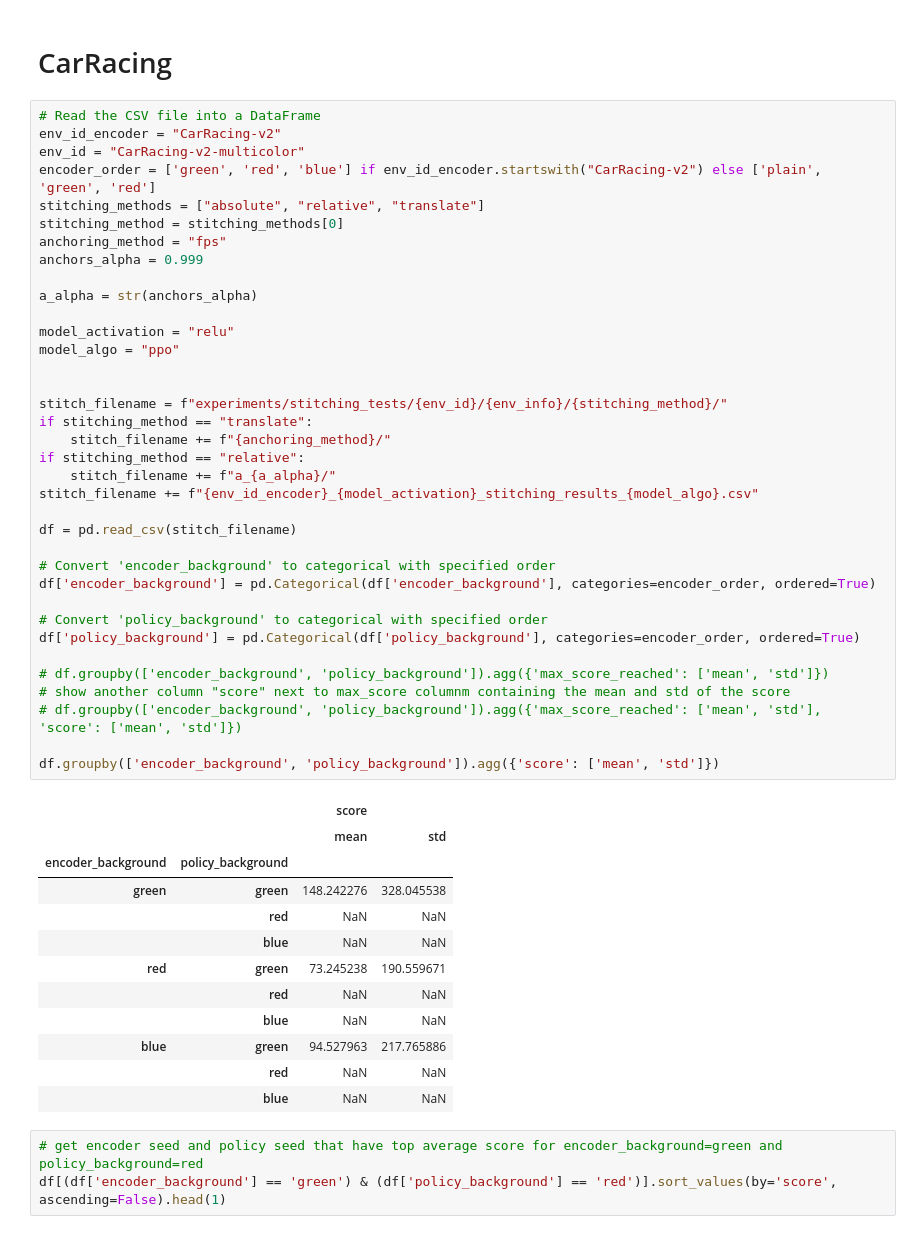
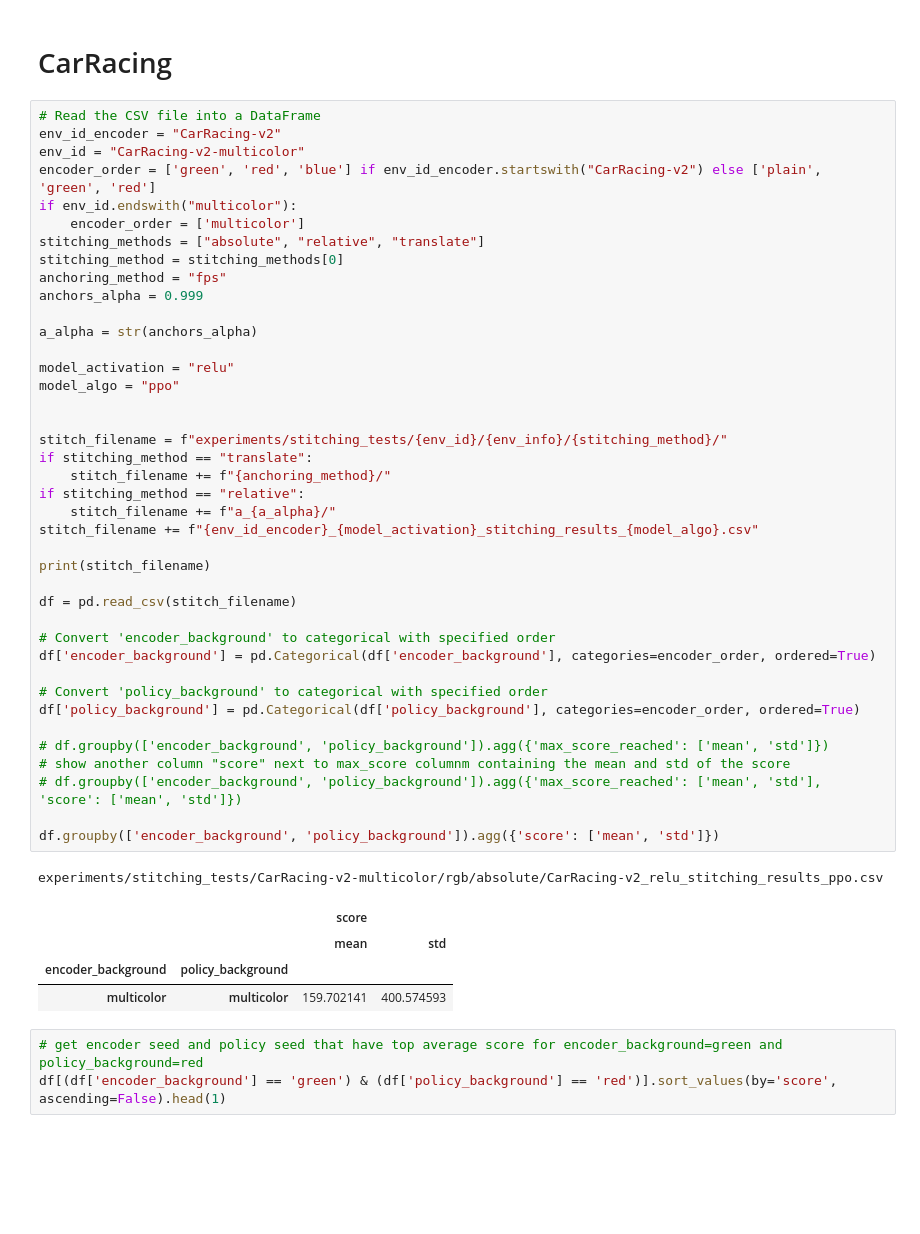
Before and after one commit to antoniopioricciardi/rl_relrepr_gymnasium, a Jupyter notebook: notebooks/stitching_results.ipynb, the cells around one changed output. Drawn from its saved outputs; the diff is of its cells as text; blank space fills up the shorter version.

```diff
--- a/notebooks/stitching_results.ipynb
+++ b/notebooks/stitching_results.ipynb
@@ -46,6 +44,8 @@ track_seed,encoder_background,policy_background,score,max_score_reached,episode_
 env_id_encoder = "CarRacing-v2"
 env_id = "CarRacing-v2-multicolor"
 encoder_order = ['green', 'red', 'blue'] if env_id_encoder.startswith("CarRacing-v2") else ['plain', 'green', 'red']
+if env_id.endswith("multicolor"):
+    encoder_order = ['multicolor']
 stitching_methods = ["absolute", "relative", "translate"]
 stitching_method = stitching_methods[0]
 anchoring_method = "fps"
@@ -54,42 +54,37 @@ anchors_alpha = 0.999
 a_alpha = str(anchors_alpha)
 
 model_activation = "relu"
 model_algo = "ppo"
 
 
 stitch_filename = f"experiments/stitching_tests/{env_id}/{env_info}/{stitching_method}/"
 if stitching_method == "translate":
     stitch_filename += f"{anchoring_method}/"
 if stitching_method == "relative":
     stitch_filename += f"a_{a_alpha}/"
 stitch_filename += f"{env_id_encoder}_{model_activation}_stitching_results_{model_algo}.csv"
 
+print(stitch_filename)
+
 df = pd.read_csv(stitch_filename)
 
 # Convert 'encoder_background' to categorical with specified order
 df['encoder_background'] = pd.Categorical(df['encoder_background'], categories=encoder_order, ordered=True)
 
 # Convert 'policy_background' to categorical with specified order
 df['policy_background'] = pd.Categorical(df['policy_background'], categories=encoder_order, ordered=True)
 
 # df.groupby(['encoder_background', 'policy_background']).agg({'max_score_reached': ['mean', 'std']})
 # show another column "score" next to max_score columnm containing the mean and std of the score
 # df.groupby(['encoder_background', 'policy_background']).agg({'max_score_reached': ['mean', 'std'], 'score': ['mean', 'std']})
 
 df.groupby(['encoder_background', 'policy_background']).agg({'score': ['mean', 'std']})
 # %% [output]
+experiments/stitching_tests/CarRacing-v2-multicolor/rgb/absolute/CarRacing-v2_relu_stitching_results_ppo.csv
 |  |  | score |  |
 |  |  | mean | std |
 | encoder_background | policy_background |  |  |
-| green | green | 148.242276 | 328.045538 |
-|  | red | NaN | NaN |
-|  | blue | NaN | NaN |
-| red | green | 73.245238 | 190.559671 |
-|  | red | NaN | NaN |
-|  | blue | NaN | NaN |
-| blue | green | 94.527963 | 217.765886 |
-|  | red | NaN | NaN |
-|  | blue | NaN | NaN |
+| multicolor | multicolor | 159.702141 | 400.574593 |
 # %%
 # get encoder seed and policy seed that have top average score for encoder_background=green and policy_background=red
 df[(df['encoder_background'] == 'green') & (df['policy_background'] == 'red')].sort_values(by='score', ascending=False).head(1)
```
Also changed, not shown: parts of 19 cells of this notebook, 4 other files.
